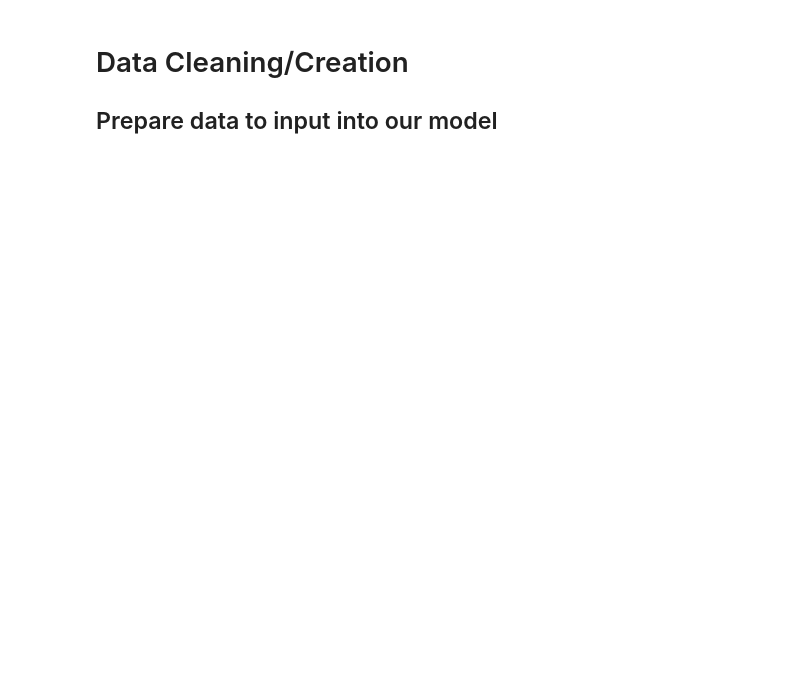
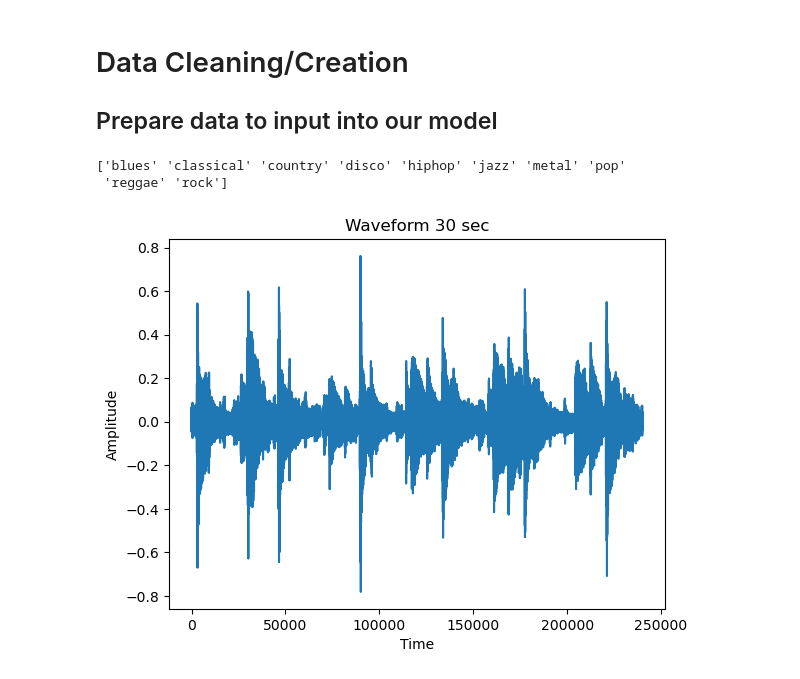
Before and after one commit to yatinpokle/MusicGenreNeuralNetwork, a Jupyter notebook: MusicGenreProject.ipynb, the cells around one changed output. Saved outputs shown, nothing was run; the diff lists cells and outputs as text; code cells hidden in the pictures; blank space fills up the shorter version.

```diff
--- a/MusicGenreProject.ipynb
+++ b/MusicGenreProject.ipynb
@@ -21,9 +23,10 @@ torch.backends.cudnn.deterministic = True
 # Data Cleaning/Creation
 ## Prepare data to input into our model
 # %%
-def load_audio_data(data_directory):
+def load_audio_data(data_directory, new_sample_rate=8000):
     classes = sort(list(filter(lambda x: x[0] != '.', os.listdir(data_directory))))
     print(classes)
+
 
     data = []
     labels = []
@@ -31,9 +34,29 @@ def load_audio_data(data_directory):
         for f in os.listdir(data_directory + c):
             try:
                 waveform, sample_rate = torchaudio.load(data_directory + c + '/' + f)
-                data.append((waveform, sample_rate))
+                transform = torchaudio.transforms.Resample(orig_freq=sample_rate, new_freq=new_sample_rate)
+
+                data.append(transform(waveform))
                 labels.append(i)
             except:
                 continue
 
     return data, labels, classes
+# %%
+data_directory = 'Data/genres_original/'
+data, labels, classes = load_audio_data(data_directory)
+# make all the tensors the same size
+# %% [output]
+['blues' 'classical' 'country' 'disco' 'hiphop' 'jazz' 'metal' 'pop'
+ 'reggae' 'rock']
+# %%
+#print waveform
+w = data[0]
+plt.figure()
+plt.title('Waveform 30 sec')
+plt.xlabel('Time')
+plt.ylabel('Amplitude')
+plt.plot(w.t().numpy())
+plt.show()
+# %% [output]
+[figure, added]
```
Also changed, not shown: parts of 22 cells of this notebook, 1 other file.
